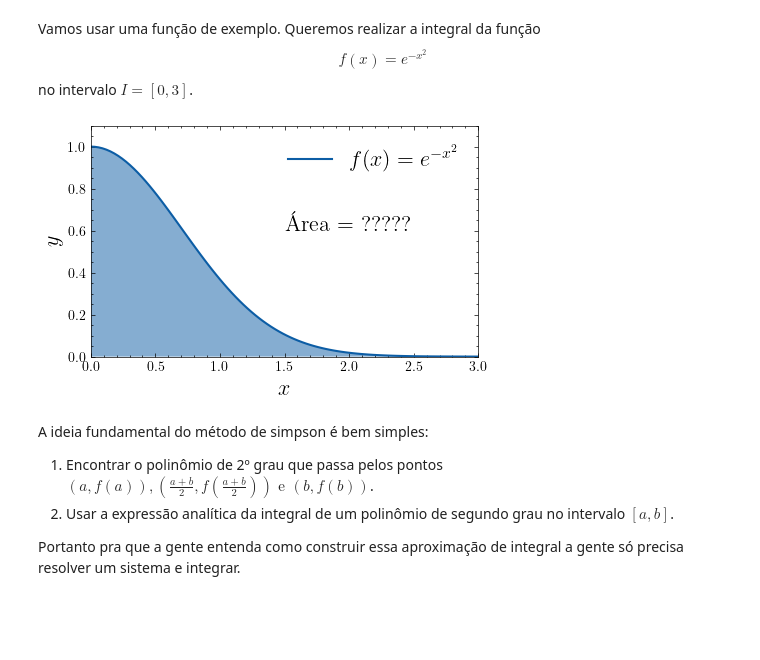
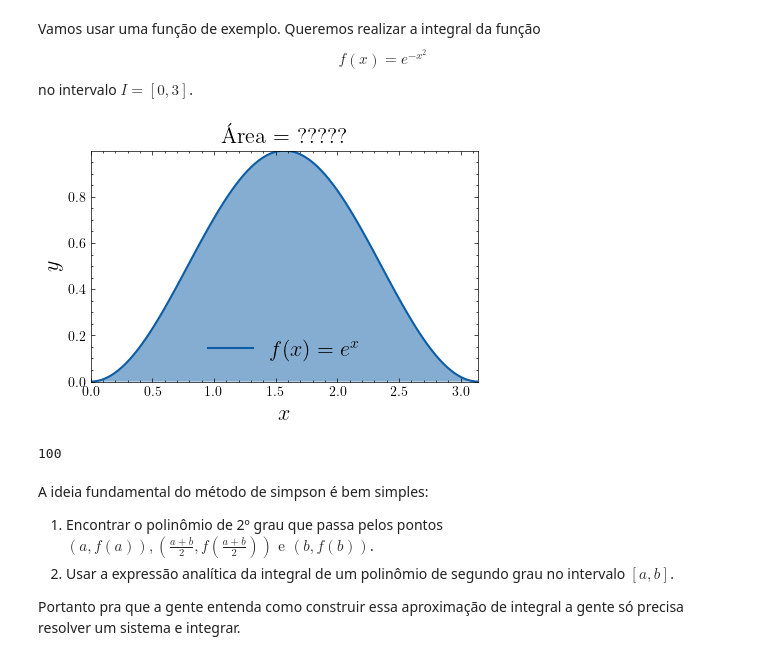
Before and after one commit to arthurto/FisComp.py, a Jupyter notebook: exemplos/simpsons_integral/simpsons_method.ipynb, the cells around one changed output. Saved outputs shown, nothing was run; the diff lists cells and outputs as text; code cells hidden in the pictures; blank space fills up the shorter version.

```diff
--- a/exemplos/simpsons_integral/simpsons_method.ipynb
+++ b/exemplos/simpsons_integral/simpsons_method.ipynb
@@ -11,37 +11,45 @@ no intervalo $I = [0,3]$.
 # %%
 import sympy as sp
 import matplotlib.pyplot as plt
 import scienceplots
 from scipy.interpolate import interp1d
 import numpy as np
 plt.style.use('science')
 
+a = 0.0
+b = np.pi
+
 # Definindo uma função de exemplo
 def fun_ex(x):
-    return np.exp(-x**2)
+    return np.sin(x)**2
+    # return np.exp(-x**2)
 
 # Definindo a quantidade de pontos no intervalo desejado
-x = np.linspace(0.0,3.0,100)
+x = np.linspace(a,b,100)
 y = fun_ex(x)
 
 # Definindo o tamanho da figura
 plt.figure(figsize=(5,3))
 # plotando o gráfico
-plt.plot(x,y,label="$f(x) = e^{-x^2}$",lw=1.5)
-plt.ylim(0.0,1.1)
-plt.xlim(0.0,3.0)
+plt.plot(x,y,label="$f(x) = e^{x}$",lw=1.5)
+plt.ylim(min(y),max(y))
+plt.xlim(a,b)
 
 plt.fill_between(x,y,alpha=0.5)
 
-plt.text(1.5,0.6,f"Área = ?????",fontsize=16)
+plt.title("Área = ?????",fontsize=16)
 
 plt.xlabel("$x$",fontsize=16)
 plt.ylabel("$y$",fontsize=16)
 
 plt.legend(fontsize=16)
 plt.show()
 # %% [output]
-[figure, old version]
+[figure, new version]
+# %%
+len(y)
+# %% [output]
+100
 # %% [markdown]
 A ideia fundamental do método de simpson é bem simples:
 
```
Also changed, not shown: parts of 11 cells of this notebook.
